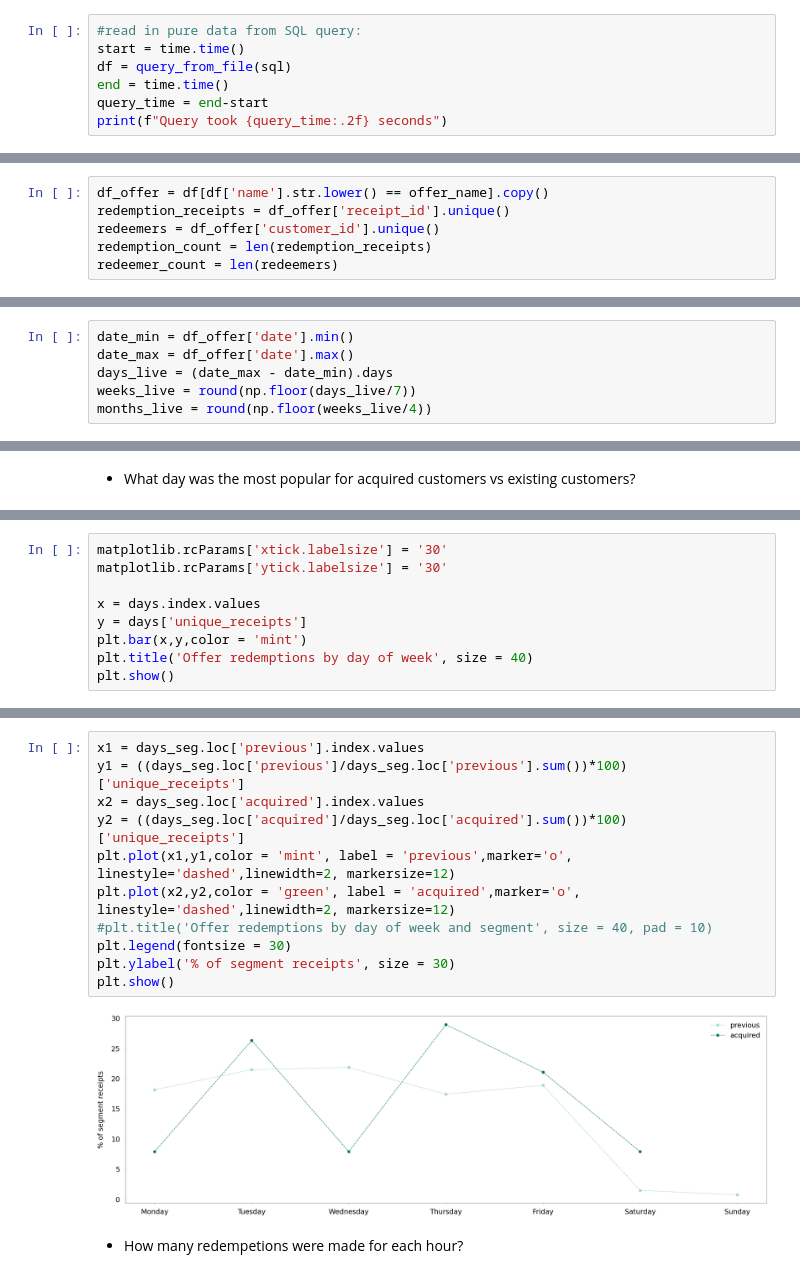
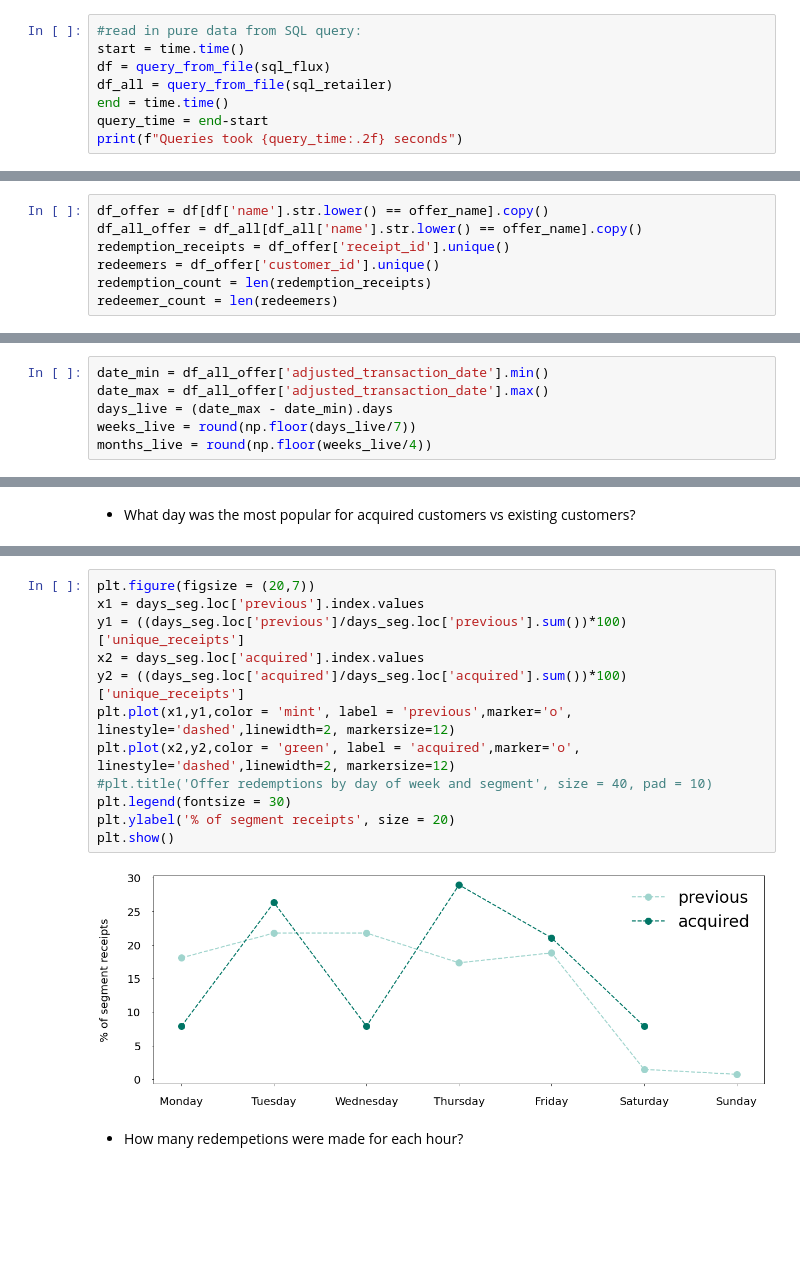
Before and after one commit to tryflux/adhoc-analysis, a Jupyter notebook: src/insights_product/offers_new_customers/metrics_tidy.ipynb, the cells around one changed output, grey strips where cells are left out. Saved outputs shown, nothing was run; the diff lists cells and outputs as text; blank space fills up the shorter version.

Commit message:
Update to metrics
Added in all transactions for the retailer so that we can use for redemptions volumes, estimate number to use for scaling volumes and to use for time of day/day of week metrics

```diff
--- a/src/insights_product/offers_new_customers/metrics_tidy.ipynb
+++ b/src/insights_product/offers_new_customers/metrics_tidy.ipynb
@@ -63,8 +65,9 @@ matplotlib.rcParams['ytick.labelsize'] = '20'
 # %%
 #read in pure data from SQL query:
 start = time.time()
-df = query_from_file(sql)
+df = query_from_file(sql_flux)
+df_all = query_from_file(sql_retailer)
 end = time.time()
 query_time = end-start
-print(f"Query took {query_time:.2f} seconds")
+print(f"Queries took {query_time:.2f} seconds")
 # %% [output]
@@ -98,5 +102,6 @@ df = pd.merge(df, df_receipts[['receipt_count','customer_id','receipt_id']], on
 # %%
 df_offer = df[df['name'].str.lower() == offer_name].copy()
+df_all_offer = df_all[df_all['name'].str.lower() == offer_name].copy()
 redemption_receipts = df_offer['receipt_id'].unique()
 redeemers = df_offer['customer_id'].unique()
 redemption_count = len(redemption_receipts)
@@ -105,8 +110,8 @@ redeemer_count = len(redeemers)
 - assign start and end dates of the offer to objects to reference in code
 - assign the number of days, weeks and months an offer was live for to objects to reference in code
 # %%
-date_min = df_offer['date'].min()
-date_max = df_offer['date'].max()
+date_min = df_all_offer['adjusted_transaction_date'].min()
+date_max = df_all_offer['adjusted_transaction_date'].max()
 days_live = (date_max - date_min).days
 weeks_live = round(np.floor(days_live/7))
 months_live = round(np.floor(weeks_live/4))
@@ -826,10 +873 @@ The most popular day for previous customers is Wednesday
 The most popular day for acquired customers is Thursday
-# %%
-matplotlib.rcParams['xtick.labelsize'] = '30'
-matplotlib.rcParams['ytick.labelsize'] = '30'
-
-x = days.index.values
-y = days['unique_receipts']
-plt.bar(x,y,color = 'mint')
-plt.title('Offer redemptions by day of week', size = 40)
-plt.show()
@@ -840,16 +886,17 @@ findfont: Font family ['sans-serif'] not found. Falling back to DejaVu Sans.
 # %%
+plt.figure(figsize = (20,7))
 x1 = days_seg.loc['previous'].index.values
 y1 = ((days_seg.loc['previous']/days_seg.loc['previous'].sum())*100)['unique_receipts']
 x2 = days_seg.loc['acquired'].index.values
 y2 = ((days_seg.loc['acquired']/days_seg.loc['acquired'].sum())*100)['unique_receipts']
 plt.plot(x1,y1,color = 'mint', label = 'previous',marker='o', linestyle='dashed',linewidth=2, markersize=12)
 plt.plot(x2,y2,color = 'green', label = 'acquired',marker='o', linestyle='dashed',linewidth=2, markersize=12)
 #plt.title('Offer redemptions by day of week and segment', size = 40, pad = 10)
 plt.legend(fontsize = 30)
-plt.ylabel('% of segment receipts', size = 30)
+plt.ylabel('% of segment receipts', size = 20)
 plt.show()
 # %% [output]
-[figure, old version]
+[figure, new version]
 # %% [markdown]
 - How many redempetions were made for each hour?
 # %%
```
Also changed, not shown: parts of 59 cells of this notebook, 2 other files.
